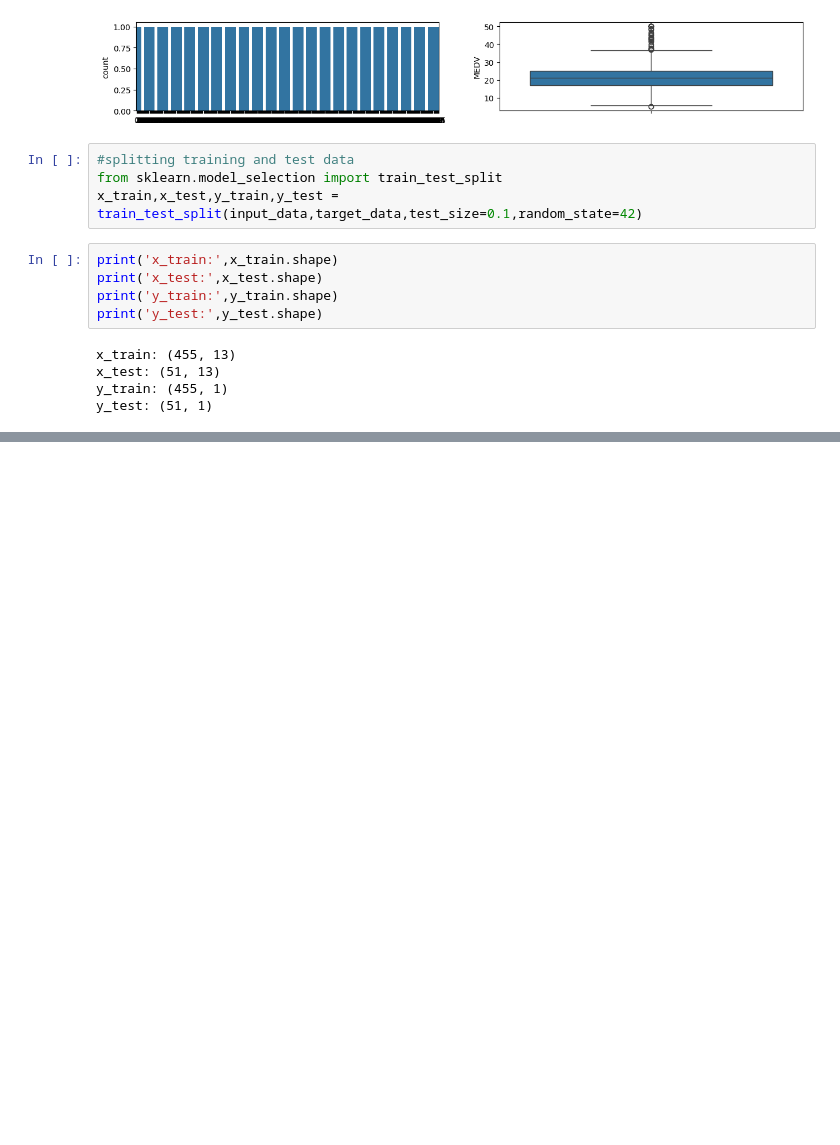
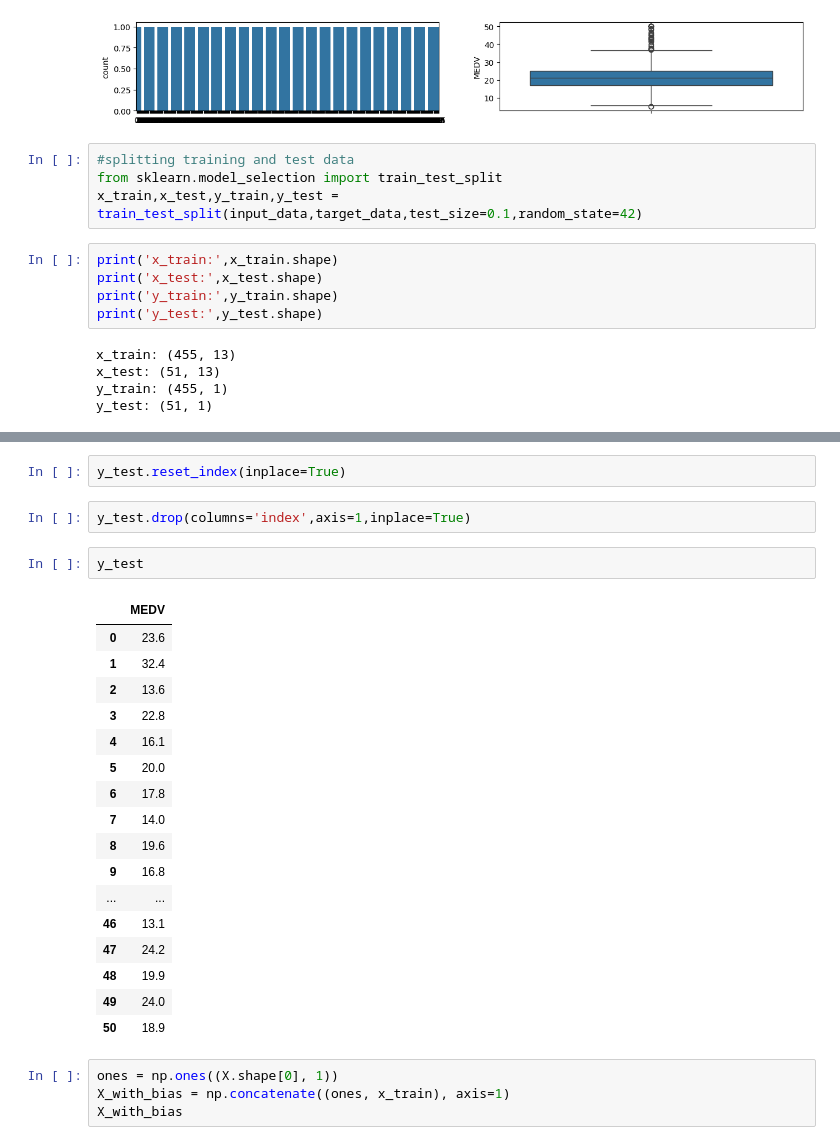
Before and after one commit to aswinpushkar11/Boston-House-Price-Prediction, a Jupyter notebook: bpp.ipynb, the cells around one changed output, grey strips where cells are left out. Cells and saved outputs as stored; diff of their text form; blank space fills up the shorter version.

```diff
--- a/bpp.ipynb
+++ b/bpp.ipynb
@@ -333,0 +321,28 @@ y_test: (51, 1)
+# %%
+y_test.reset_index(inplace=True)
+# %%
+y_test.drop(columns='index',axis=1,inplace=True)
+# %%
+y_test
+# %% [output]
+|  | MEDV |
+| 0 | 23.6 |
+| 1 | 32.4 |
+| 2 | 13.6 |
+| 3 | 22.8 |
+| 4 | 16.1 |
+| 5 | 20.0 |
+| 6 | 17.8 |
+| 7 | 14.0 |
+| 8 | 19.6 |
+| 9 | 16.8 |
+| ... | ... |
+| 46 | 13.1 |
+| 47 | 24.2 |
+| 48 | 19.9 |
+| 49 | 24.0 |
+| 50 | 18.9 |
+# %%
+ones = np.ones((X.shape[0], 1))
+X_with_bias = np.concatenate((ones, x_train), axis=1)
+X_with_bias
```
Also changed, not shown: parts of 6 cells of this notebook.
